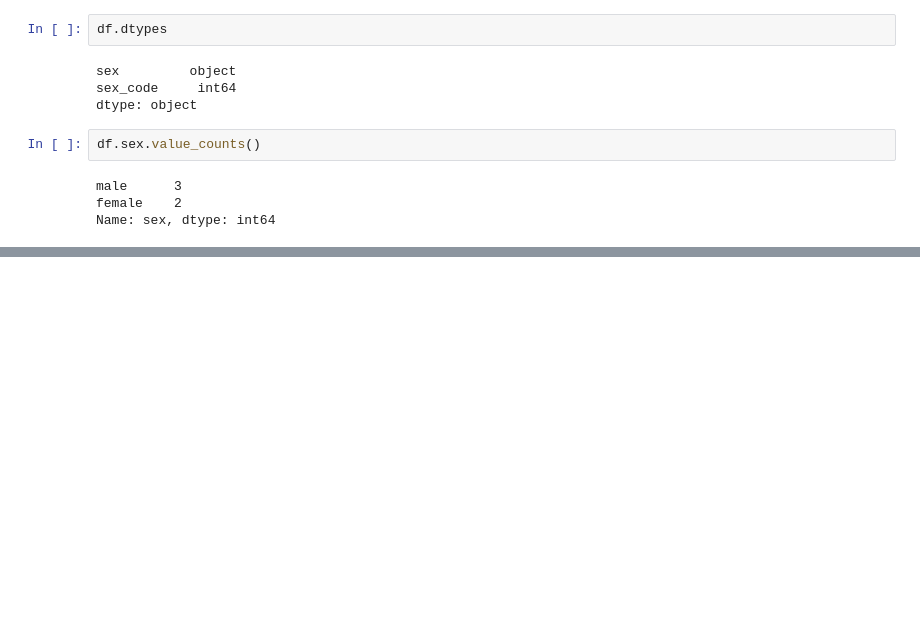
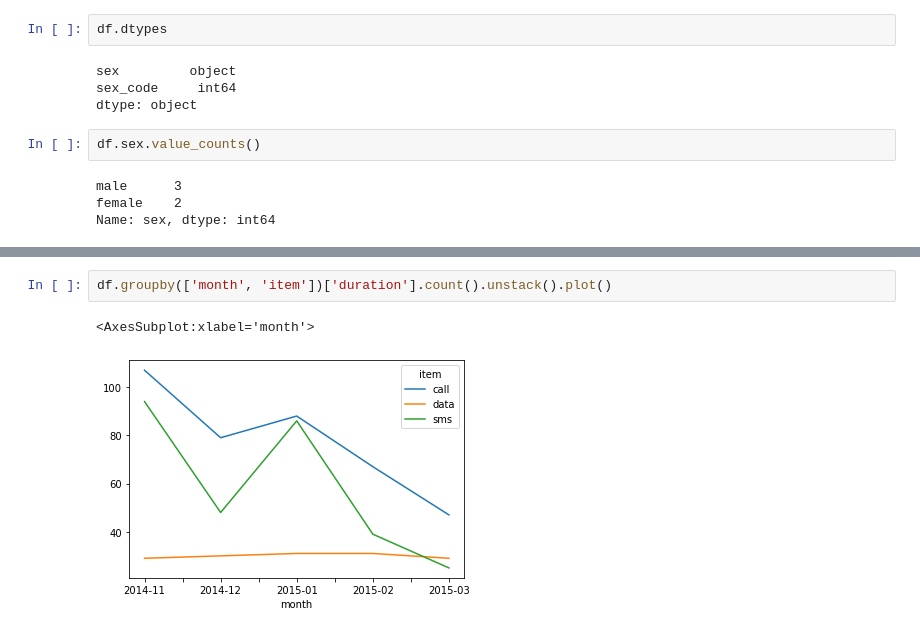
Before and after one commit to YJ0522771/TIL, a Jupyter notebook: Study Note/others/Al 부스트캠프 pre-course/[Python] pandas.ipynb, the cells around one changed output, grey strips where cells are left out. Saved outputs shown, nothing was run; the diff lists cells and outputs as text; blank space fills up the shorter version.

```diff
--- a/Study Note/others/Al 부스트캠프 pre-course/[Python] pandas.ipynb
+++ b/Study Note/others/Al 부스트캠프 pre-course/[Python] pandas.ipynb
@@ -502,0 +845,5 @@ Name: sex, dtype: int64
+# %%
+df.groupby(['month', 'item'])['duration'].count().unstack().plot()
+# %% [output]
+<AxesSubplot:xlabel='month'>
+[figure, added]
```
Also changed, not shown: parts of 39 cells of this notebook, 1 other file.
